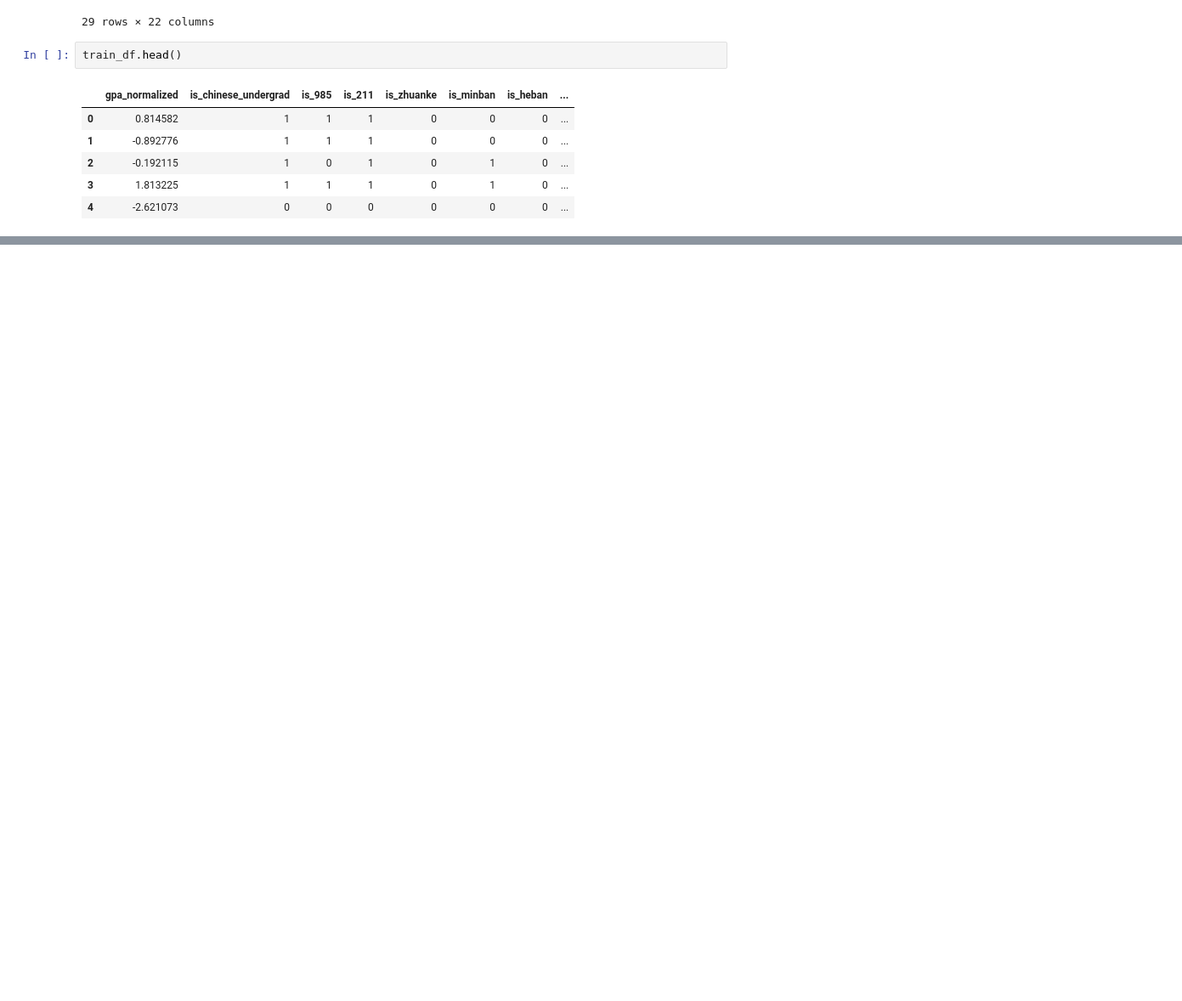
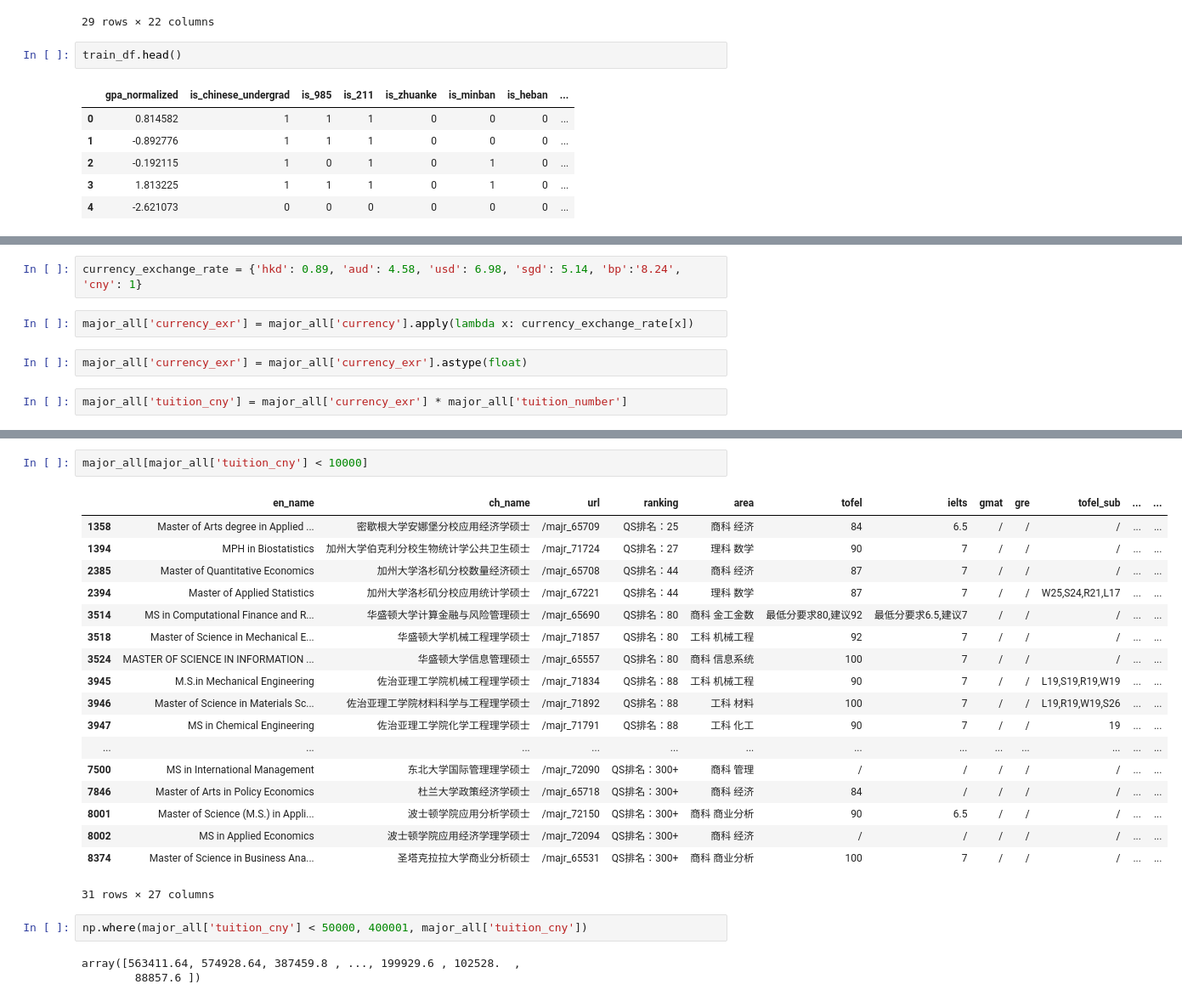
Before and after one commit to cnll0075/xuanxiao_app, a Jupyter notebook: nbs/analysis.ipynb, the cells around one changed output, grey strips where cells are left out. Shown: that part at 85% size. Saved outputs shown, nothing was run; the diff lists cells and outputs as text; blank space fills up the shorter version.

Commit message:
tuition and such

```diff
--- a/nbs/analysis.ipynb
+++ b/nbs/analysis.ipynb
@@ -526,0 +586,8 @@ train_df.head()
+# %%
+currency_exchange_rate = {'hkd': 0.89, 'aud': 4.58, 'usd': 6.98, 'sgd': 5.14, 'bp':'8.24', 'cny': 1}
+# %%
+major_all['currency_exr'] = major_all['currency'].apply(lambda x: currency_exchange_rate[x])
+# %%
+major_all['currency_exr'] = major_all['currency_exr'].astype(float)
+# %%
+major_all['tuition_cny'] = major_all['currency_exr'] * major_all['tuition_number']
@@ -526,0 +606,26 @@ train_df.head()
+# %%
+major_all[major_all['tuition_cny'] < 10000]
+# %% [output]
+|  | en_name | ch_name | url | ranking | area | tofel | ielts | gmat | gre | tofel_sub | ... | ... |
+| 1358 | Master of Arts degree in Applied ... | 密歇根大学安娜堡分校应用经济学硕士 | /majr_65709 | QS排名：25 | 商科 经济 | 84 | 6.5 | / | / | / | ... | ... |
+| 1394 | MPH in Biostatistics | 加州大学伯克利分校生物统计学公共卫生硕士 | /majr_71724 | QS排名：27 | 理科 数学 | 90 | 7 | / | / | / | ... | ... |
+| 2385 | Master of Quantitative Economics | 加州大学洛杉矶分校数量经济硕士 | /majr_65708 | QS排名：44 | 商科 经济 | 87 | 7 | / | / | / | ... | ... |
+| 2394 | Master of Applied Statistics | 加州大学洛杉矶分校应用统计学硕士 | /majr_67221 | QS排名：44 | 理科 数学 | 87 | 7 | / | / | W25,S24,R21,L17 | ... | ... |
+| 3514 | MS in Computational Finance and R... | 华盛顿大学计算金融与风险管理硕士 | /majr_65690 | QS排名：80 | 商科 金工金数 | 最低分要求80,建议92 | 最低分要求6.5,建议7 | / | / | / | ... | ... |
+| 3518 | Master of Science in Mechanical E... | 华盛顿大学机械工程理学硕士 | /majr_71857 | QS排名：80 | 工科 机械工程 | 92 | 7 | / | / | / | ... | ... |
+| 3524 | MASTER OF SCIENCE IN INFORMATION ... | 华盛顿大学信息管理硕士 | /majr_65557 | QS排名：80 | 商科 信息系统 | 100 | 7 | / | / | / | ... | ... |
+| 3945 | M.S.in Mechanical Engineering | 佐治亚理工学院机械工程理学硕士 | /majr_71834 | QS排名：88 | 工科 机械工程 | 90 | 7 | / | / | L19,S19,R19,W19 | ... | ... |
+| 3946 | Master of Science in Materials Sc... | 佐治亚理工学院材料科学与工程理学硕士 | /majr_71892 | QS排名：88 | 工科 材料 | 100 | 7 | / | / | L19,R19,W19,S26 | ... | ... |
+| 3947 | MS in Chemical Engineering | 佐治亚理工学院化学工程理学硕士 | /majr_71791 | QS排名：88 | 工科 化工 | 90 | 7 | / | / | 19 | ... | ... |
+| ... | ... | ... | ... | ... | ... | ... | ... | ... | ... | ... | ... | ... |
+| 7500 | MS in International Management | 东北大学国际管理理学硕士 | /majr_72090 | QS排名：300+ | 商科 管理 | / | / | / | / | / | ... | ... |
+| 7846 | Master of Arts in Policy Economics | 杜兰大学政策经济学硕士 | /majr_65718 | QS排名：300+ | 商科 经济 | 84 | / | / | / | / | ... | ... |
+| 8001 | Master of Science (M.S.) in Appli... | 波士顿学院应用分析学硕士 | /majr_72150 | QS排名：300+ | 商科 商业分析 | 90 | 6.5 | / | / | / | ... | ... |
+| 8002 | MS in Applied Economics | 波士顿学院应用经济学理学硕士 | /majr_72094 | QS排名：300+ | 商科 经济 | / | / | / | / | / | ... | ... |
+| 8374 | Master of Science in Business Ana... | 圣塔克拉拉大学商业分析硕士 | /majr_65531 | QS排名：300+ | 商科 商业分析 | 100 | 7 | / | / | / | ... | ... |
+31 rows × 27 columns
+# %%
+np.where(major_all['tuition_cny'] < 50000, 400001, major_all['tuition_cny'])
+# %% [output]
+array([563411.64, 574928.64, 387459.8 , ..., 199929.6 , 102528.  ,
+        88857.6 ])
```
Also changed, not shown: parts of 17 cells of this notebook, 9 other files.
